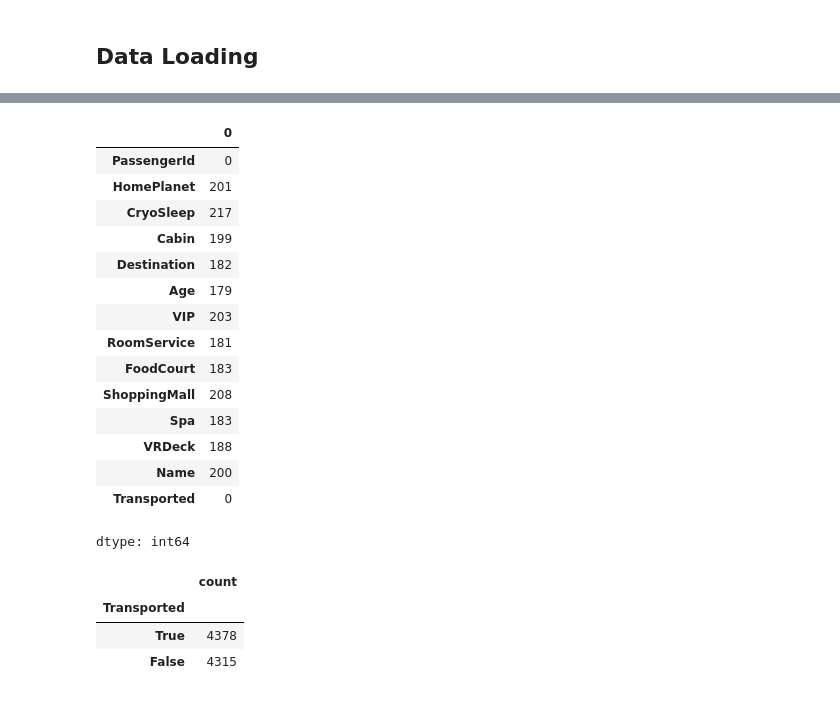
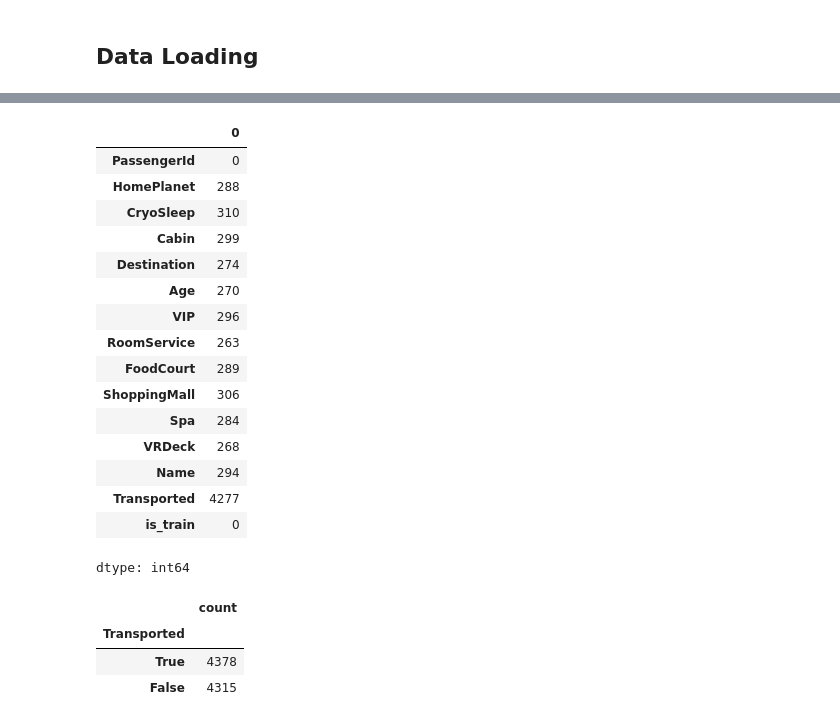
Before and after one commit to machiwao/ml-development, a Jupyter notebook: Kaggle_Spaceship_Titanic.ipynb, the cells around one changed output, grey strips where cells are left out. Drawn from its saved outputs; the diff is of its cells as text; code cells hidden in the pictures.

```diff
--- a/Kaggle_Spaceship_Titanic.ipynb
+++ b/Kaggle_Spaceship_Titanic.ipynb
@@ -23,8 +23,8 @@ warnings.filterwarnings('ignore')
 df = pd.read_csv('train.csv')
 dt = pd.read_csv('test.csv')
 
-df['train_data'] = df['Transported'].notnull()
-dt['train_data'] = dt['Transported'].notnull()
+df['is_train'] = 1
+dt['is_train'] = 0
 
 all_data = pd.concat([df, dt], axis=0)
 all_data.head()
@@ -65,20 +70,21 @@ memory usage: 891.5+ KB
 # %%
-df.isnull().sum()
+all_data.isnull().sum()
 # %% [output]
 |  | 0 |
 | PassengerId | 0 |
-| HomePlanet | 201 |
-| CryoSleep | 217 |
-| Cabin | 199 |
-| Destination | 182 |
-| Age | 179 |
-| VIP | 203 |
-| RoomService | 181 |
-| FoodCourt | 183 |
-| ShoppingMall | 208 |
-| Spa | 183 |
-| VRDeck | 188 |
-| Name | 200 |
-| Transported | 0 |
+| HomePlanet | 288 |
+| CryoSleep | 310 |
+| Cabin | 299 |
+| Destination | 274 |
+| Age | 270 |
+| VIP | 296 |
+| RoomService | 263 |
+| FoodCourt | 289 |
+| ShoppingMall | 306 |
+| Spa | 284 |
+| VRDeck | 268 |
+| Name | 294 |
+| Transported | 4277 |
+| is_train | 0 |
 dtype: int64
 # %%
```
Also changed, not shown: parts of 87 cells of this notebook.
